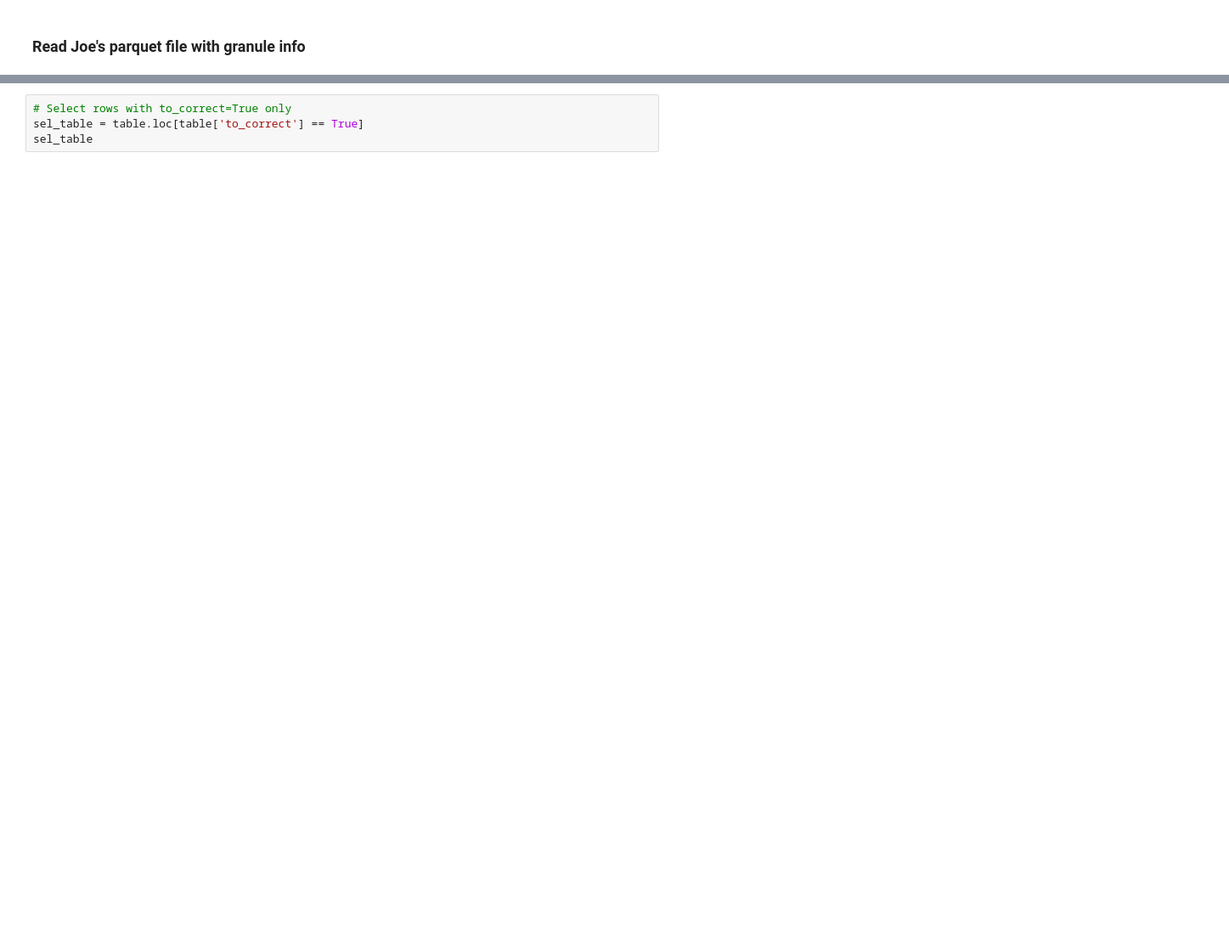
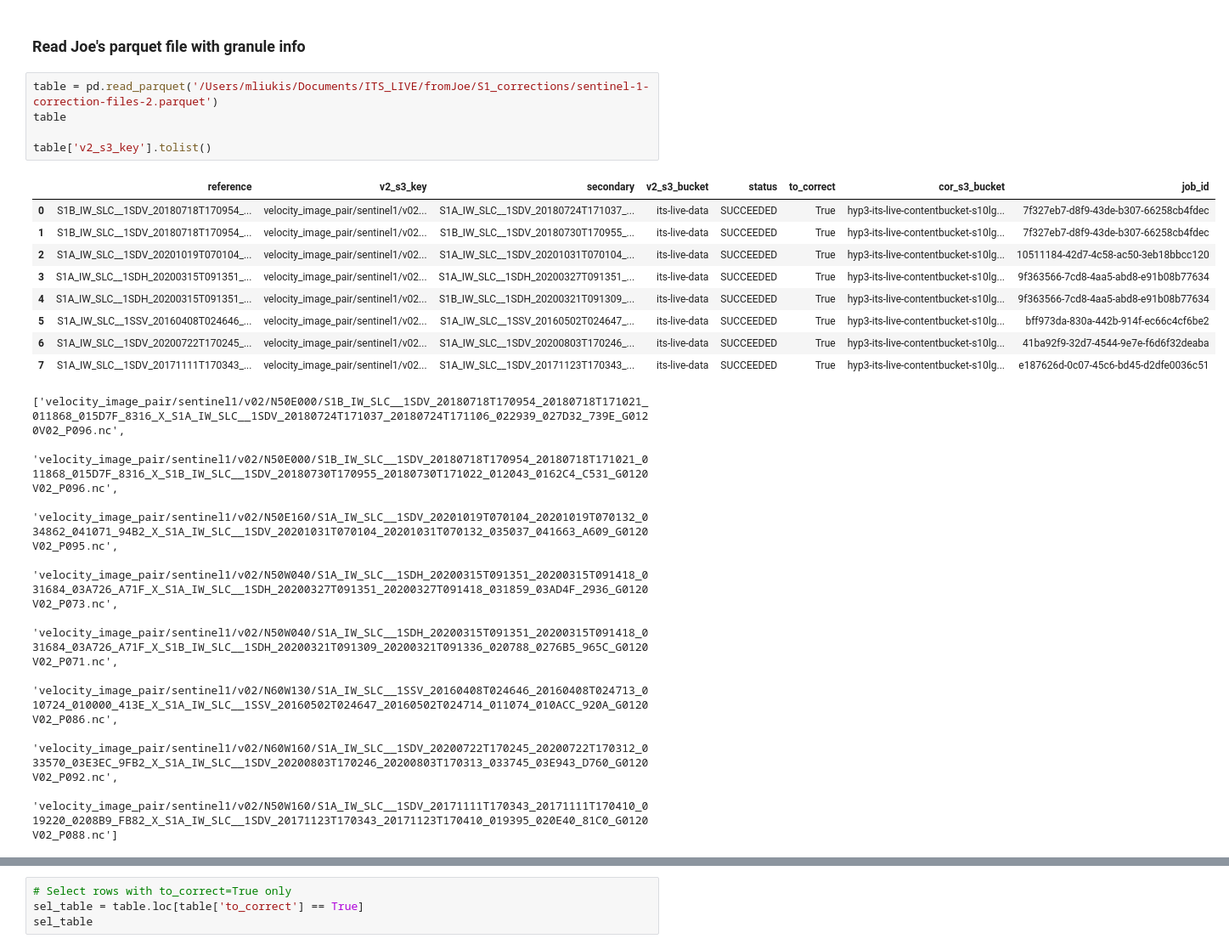
Before and after one commit to nasa-jpl/its_live_production, a Jupyter notebook: src/dev_notebooks/correct_v2_s1.ipynb, the cells around one changed output, grey strips where cells are left out. Shown at 85% size. Saved outputs shown, nothing was run; the diff lists cells and outputs as text; blank space fills up the shorter version.

```diff
--- a/src/dev_notebooks/correct_v2_s1.ipynb
+++ b/src/dev_notebooks/correct_v2_s1.ipynb
@@ -39,3 +82,26 @@ from mission_info import Encoding
 # %% [markdown]
 ### Read Joe's parquet file with granule info
+# %%
+table = pd.read_parquet('/Users/mliukis/Documents/ITS_LIVE/fromJoe/S1_corrections/sentinel-1-correction-files-2.parquet')
+table
+
+table['v2_s3_key'].tolist()
+# %% [output]
+|  | reference | v2_s3_key | secondary | v2_s3_bucket | status | to_correct | cor_s3_bucket | job_id |
+| 0 | S1B_IW_SLC__1SDV_20180718T170954_... | velocity_image_pair/sentinel1/v02... | S1A_IW_SLC__1SDV_20180724T171037_... | its-live-data | SUCCEEDED | True | hyp3-its-live-contentbucket-s10lg... | 7f327eb7-d8f9-43de-b307-66258cb4fdec |
+| 1 | S1B_IW_SLC__1SDV_20180718T170954_... | velocity_image_pair/sentinel1/v02... | S1B_IW_SLC__1SDV_20180730T170955_... | its-live-data | SUCCEEDED | True | hyp3-its-live-contentbucket-s10lg... | 7f327eb7-d8f9-43de-b307-66258cb4fdec |
+| 2 | S1A_IW_SLC__1SDV_20201019T070104_... | velocity_image_pair/sentinel1/v02... | S1A_IW_SLC__1SDV_20201031T070104_... | its-live-data | SUCCEEDED | True | hyp3-its-live-contentbucket-s10lg... | 10511184-42d7-4c58-ac50-3eb18bbcc120 |
+| 3 | S1A_IW_SLC__1SDH_20200315T091351_... | velocity_image_pair/sentinel1/v02... | S1A_IW_SLC__1SDH_20200327T091351_... | its-live-data | SUCCEEDED | True | hyp3-its-live-contentbucket-s10lg... | 9f363566-7cd8-4aa5-abd8-e91b08b77634 |
+| 4 | S1A_IW_SLC__1SDH_20200315T091351_... | velocity_image_pair/sentinel1/v02... | S1B_IW_SLC__1SDH_20200321T091309_... | its-live-data | SUCCEEDED | True | hyp3-its-live-contentbucket-s10lg... | 9f363566-7cd8-4aa5-abd8-e91b08b77634 |
+| 5 | S1A_IW_SLC__1SSV_20160408T024646_... | velocity_image_pair/sentinel1/v02... | S1A_IW_SLC__1SSV_20160502T024647_... | its-live-data | SUCCEEDED | True | hyp3-its-live-contentbucket-s10lg... | bff973da-830a-442b-914f-ec66c4cf6be2 |
+| 6 | S1A_IW_SLC__1SDV_20200722T170245_... | velocity_image_pair/sentinel1/v02... | S1A_IW_SLC__1SDV_20200803T170246_... | its-live-data | SUCCEEDED | True | hyp3-its-live-contentbucket-s10lg... | 41ba92f9-32d7-4544-9e7e-f6d6f32deaba |
+| 7 | S1A_IW_SLC__1SDV_20171111T170343_... | velocity_image_pair/sentinel1/v02... | S1A_IW_SLC__1SDV_20171123T170343_... | its-live-data | SUCCEEDED | True | hyp3-its-live-contentbucket-s10lg... | e187626d-0c07-45c6-bd45-d2dfe0036c51 |
+['velocity_image_pair/sentinel1/v02/N50E000/S1B_IW_SLC__1SDV_20180718T170954_20180718T171021_011868_015D7F_8316_X_S1A_IW_SLC__1SDV_20180724T171037_20180724T171106_022939_027D32_739E_G0120V02_P096.nc',
+ 'velocity_image_pair/sentinel1/v02/N50E000/S1B_IW_SLC__1SDV_20180718T170954_20180718T171021_011868_015D7F_8316_X_S1B_IW_SLC__1SDV_20180730T170955_20180730T171022_012043_0162C4_C531_G0120V02_P096.nc',
+ 'velocity_image_pair/sentinel1/v02/N50E160/S1A_IW_SLC__1SDV_20201019T070104_20201019T070132_034862_041071_94B2_X_S1A_IW_SLC__1SDV_20201031T070104_20201031T070132_035037_041663_A609_G0120V02_P095.nc',
+ 'velocity_image_pair/sentinel1/v02/N50W040/S1A_IW_SLC__1SDH_20200315T091351_20200315T091418_031684_03A726_A71F_X_S1A_IW_SLC__1SDH_20200327T091351_20200327T091418_031859_03AD4F_2936_G0120V02_P073.nc',
+ 'velocity_image_pair/sentinel1/v02/N50W040/S1A_IW_SLC__1SDH_20200315T091351_20200315T091418_031684_03A726_A71F_X_S1B_IW_SLC__1SDH_20200321T091309_20200321T091336_020788_0276B5_965C_G0120V02_P071.nc',
+ 'velocity_image_pair/sentinel1/v02/N60W130/S1A_IW_SLC__1SSV_20160408T024646_20160408T024713_010724_010000_413E_X_S1A_IW_SLC__1SSV_20160502T024647_20160502T024714_011074_010ACC_920A_G0120V02_P086.nc',
+ 'velocity_image_pair/sentinel1/v02/N60W160/S1A_IW_SLC__1SDV_20200722T170245_20200722T170312_033570_03E3EC_9FB2_X_S1A_IW_SLC__1SDV_20200803T170246_20200803T170313_033745_03E943_D760_G0120V02_P092.nc',
+ 'velocity_image_pair/sentinel1/v02/N50W160/S1A_IW_SLC__1SDV_20171111T170343_20171111T170410_019220_0208B9_FB82_X_S1A_IW_SLC__1SDV_20171123T170343_20171123T170410_019395_020E40_81C0_G0120V02_P088.nc']
 # %%
```
Also changed, not shown: parts of 24 cells of this notebook.
